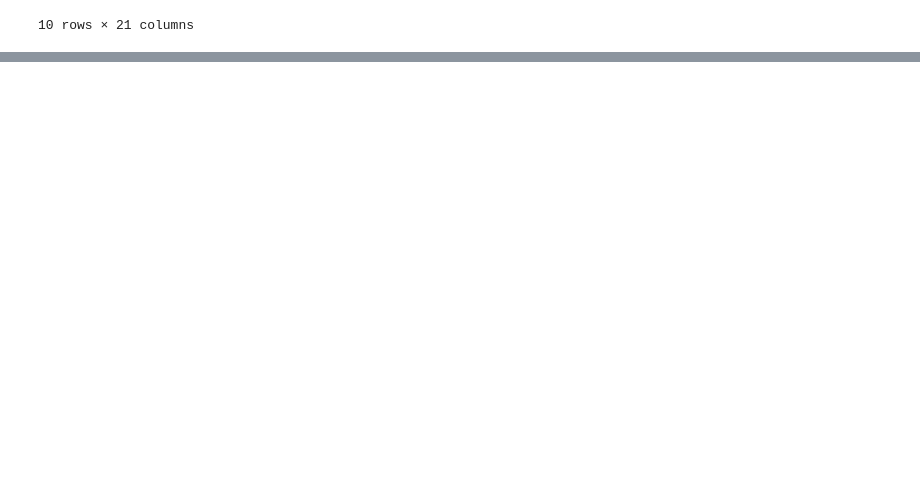
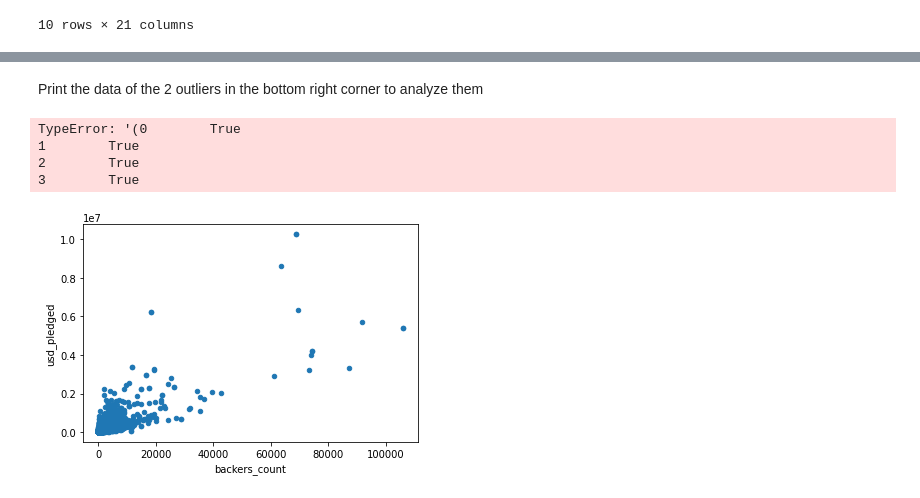
Before and after one commit to d-istratii/DataScienceVU, a Jupyter notebook: model.ipynb, the cells around one changed output, grey strips where cells are left out. Cells and saved outputs as stored; diff of their text form; code cells hidden in the pictures; blank space fills up the shorter version.

```diff
--- a/model.ipynb
+++ b/model.ipynb
@@ -56,0 +194,2 @@ Name: backers_count, dtype: float64
+# %%
+dataFrame = dataFrame.dropna(how='any',axis=0)
@@ -56,0 +260,13 @@ Name: backers_count, dtype: float64
+# %% [markdown]
+Print the data of the 2 outliers in the bottom right corner to analyze them
+# %%
+dataFrame[dataFrame.pledged > 0.6 and dataFrame.usd_pledged < 0.2]
+# %% [output]
+TypeError: '(0        True
+1        True
+2        True
+3        True
+# %%
+ax = dataFrame.plot.scatter(x = "backers_count", y = "usd_pledged")
+# %% [output]
+[figure, added]
```
Also changed, not shown: parts of 26 cells of this notebook.
